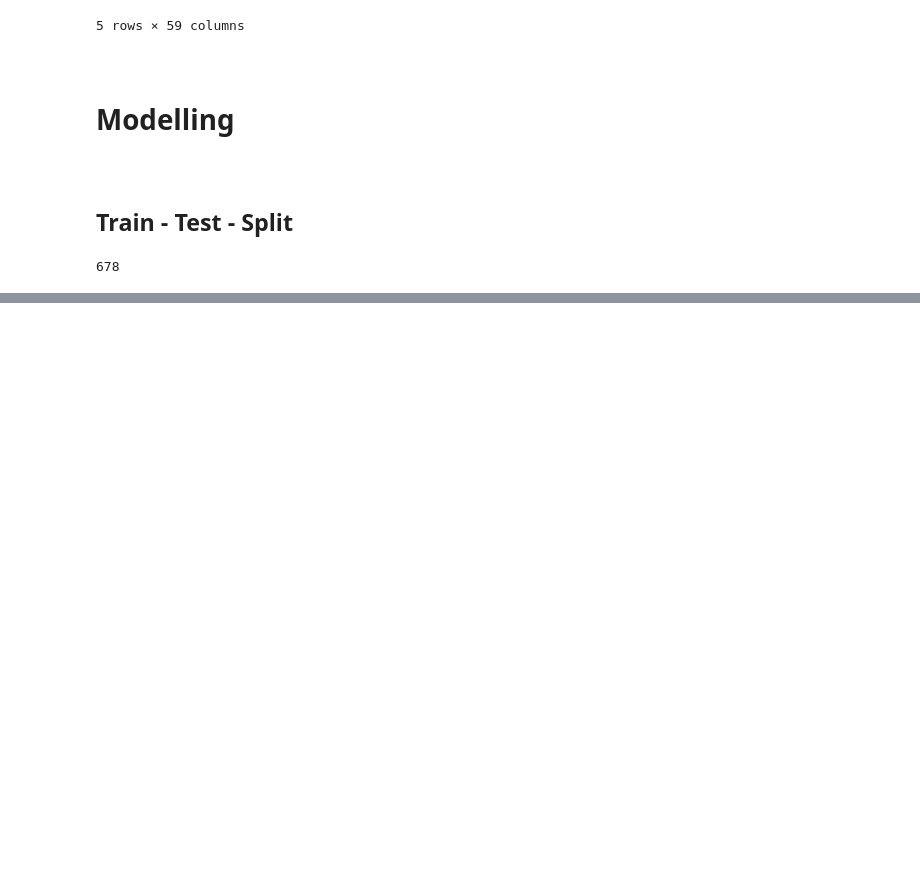
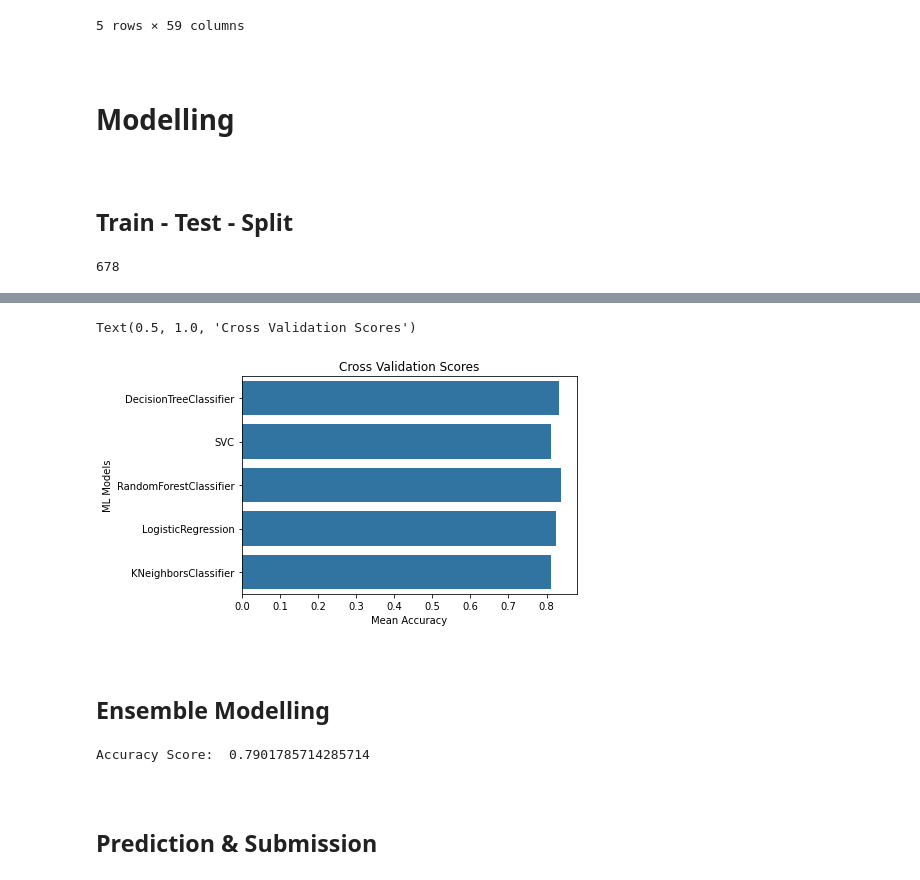
Before and after one commit to MrEktirir/Titanic-Project, a Jupyter notebook: Notebooks/titanic.ipynb, the cells around one changed output, grey strips where cells are left out. Saved outputs shown, nothing was run; the diff lists cells and outputs as text; code cells hidden in the pictures; blank space fills up the shorter version.

Commit message:
Modelling Completed
Prediction completed

```diff
--- a/Notebooks/titanic.ipynb
+++ b/Notebooks/titanic.ipynb
@@ -769,0 +799,7 @@ y_test:  (224,)
+# %%
+logreg = LogisticRegression()
+logreg.fit(X_train, y_train)
+acc_log_train = round(logreg.score(X_train, y_train)*100, 2)
+acc_log_test = round(logreg.score(X_test, y_test)*100, 2)
+print("Training Accuracy: {}".format(acc_log_train))
+print("Test Accuracy: {}".format(acc_log_test))
@@ -769,0 +860,16 @@ y_test:  (224,)
+# %%
+cv_result = []
+best_estimators = []
+for i in range(len(classifier)):
+    clf = GridSearchCV(
+        classifier[i],
+        param_grid=classifier_param[i],
+        cv= StratifiedKFold(n_splits=10),
+        scoring="accuracy",
+        n_jobs=-1,
+        verbose=1
+    )
+    clf.fit(X_train, y_train)
+    cv_result.append(clf.best_score_)
+    best_estimators.append(clf.best_estimator_)
+    print(cv_result[i])
@@ -769,0 +887,33 @@ y_test:  (224,)
+# %%
+cv_results = pd.DataFrame({
+    "Cross Validation Means": cv_result,
+    "ML Models": ["DecisionTreeClassifier", "SVC", "RandomForestClassifier", "LogisticRegression", "KNeighborsClassifier"]
+})
+
+g = sns.barplot(x="Cross Validation Means", y="ML Models", data=cv_results)
+g.set_xlabel("Mean Accuracy")
+g.set_title("Cross Validation Scores")
+# %% [output]
+Text(0.5, 1.0, 'Cross Validation Scores')
+[figure, added]
+# %% [markdown]
+<a id="33"></a><br>
+## Ensemble Modelling
+# %%
+votingC = VotingClassifier(
+    estimators=[
+        ("dt", best_estimators[0]),
+        ("rfc", best_estimators[2]),
+        ("lr", best_estimators[3])
+    ],
+    voting="soft",
+    n_jobs=-1
+)
+
+votingC.fit(X_train, y_train)
+print("Accuracy Score: ", accuracy_score(y_test, votingC.predict(X_test)))
+# %% [output]
+Accuracy Score:  0.7901785714285714
+# %% [markdown]
+<a id="34"></a><br>
+## Prediction & Submission
```
Also changed, not shown: parts of 15 cells of this notebook, 1 other file.
